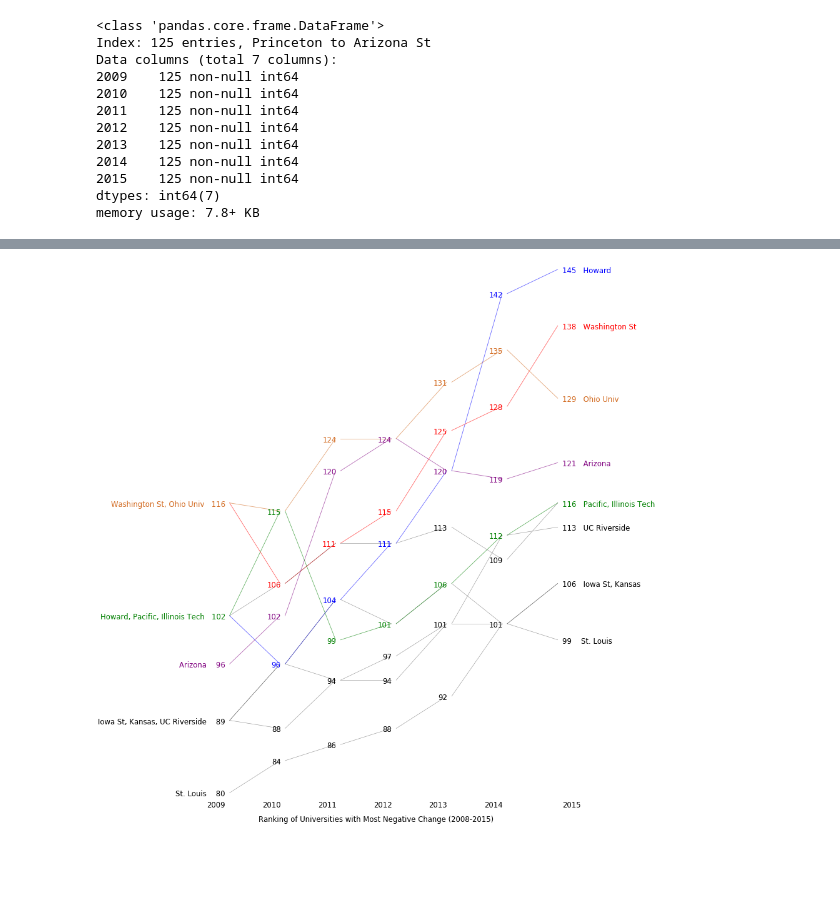
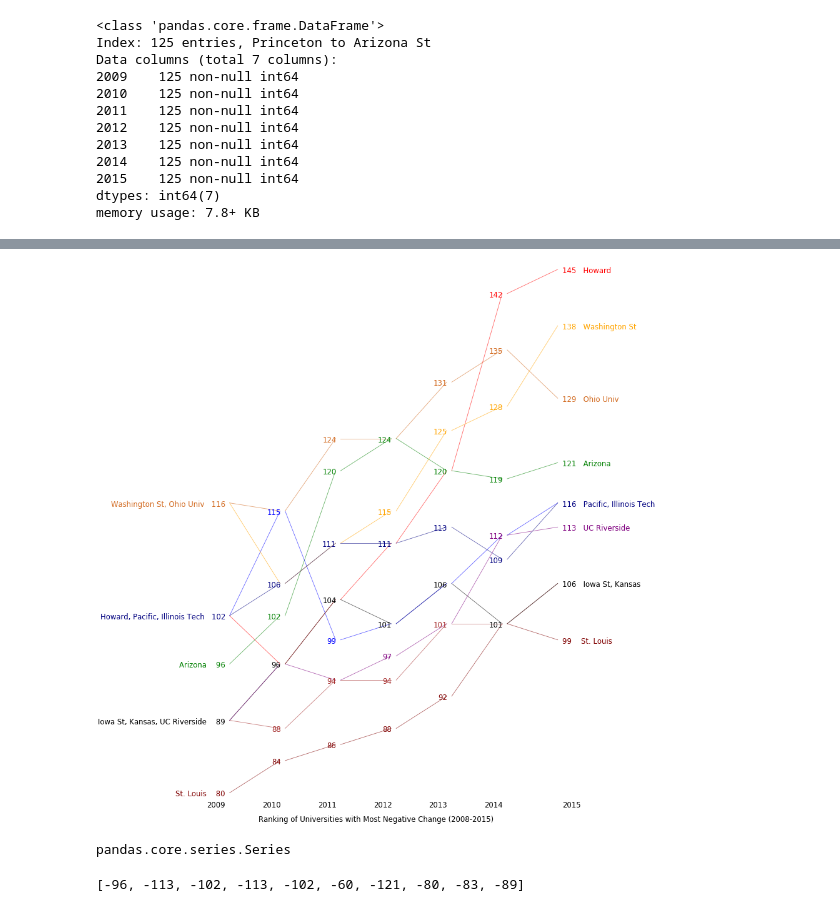
Before and after one commit to vic-158/Data_Viz_Project, a Jupyter notebook: leslie/college_ranks.ipynb, the cells around one changed output, grey strips where cells are left out. Cells and saved outputs as stored; diff of their text form; code cells hidden in the pictures; blank space fills up the shorter version.

```diff
--- a/leslie/college_ranks.ipynb
+++ b/leslie/college_ranks.ipynb
@@ -112,4 +115,15 @@ color  = {"Howard":'blue',
+# %%
+bot_color  = {"Howard":'red',
+          'Washington St':'orange',
+          'Ohio Univ':'chocolate',
+          'Arizona': 'green',
+          'Pacific':'blue',
+          'Illinois Tech':'navy',
+          'UC Riverside':'purple',
+          'Iowa St':'brown',
+          'St. Louis':'maroon',
+             'Kansas': 'black'}
 # %%
-f = slope(bottom_10, color = color, height=30,width=30,font_size=28, savename='bot_ranks.png',  title = 'Ranking of Universities with Most Negative Change (2008-2015)' )
+f = slope(bottom_10, color = bot_color, height=30,width=30,font_size=28, savename='bot_ranks.png',  title = 'Ranking of Universities with Most Negative Change (2008-2015)' )
 # %% [output]
-[figure, old version]
+[figure, new version]
@@ -115,0 +162,4 @@ f = slope(bottom_10, color = color, height=30,width=30,font_size=28, savename='b
+# %%
+type(rank_09)
+# %% [output]
+pandas.core.series.Series
@@ -115,0 +168,5 @@ f = slope(bottom_10, color = color, height=30,width=30,font_size=28, savename='b
+# %%
+top_10['2009'] = neg_09
+neg_09
+# %% [output]
+[-96, -113, -102, -113, -102, -60, -121, -80, -83, -89]
```
Also changed, not shown: parts of 13 cells of this notebook, 5 other files.
